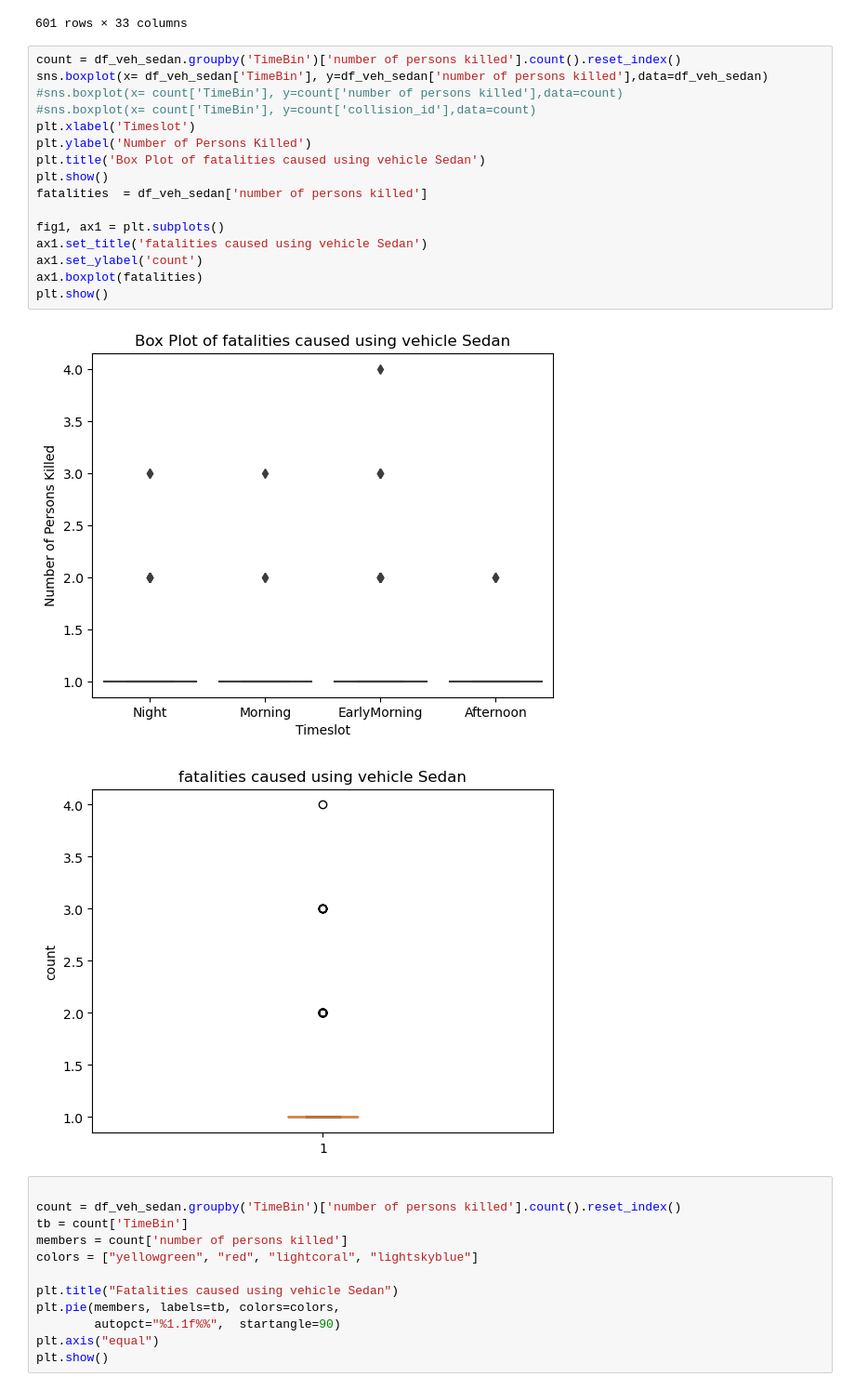
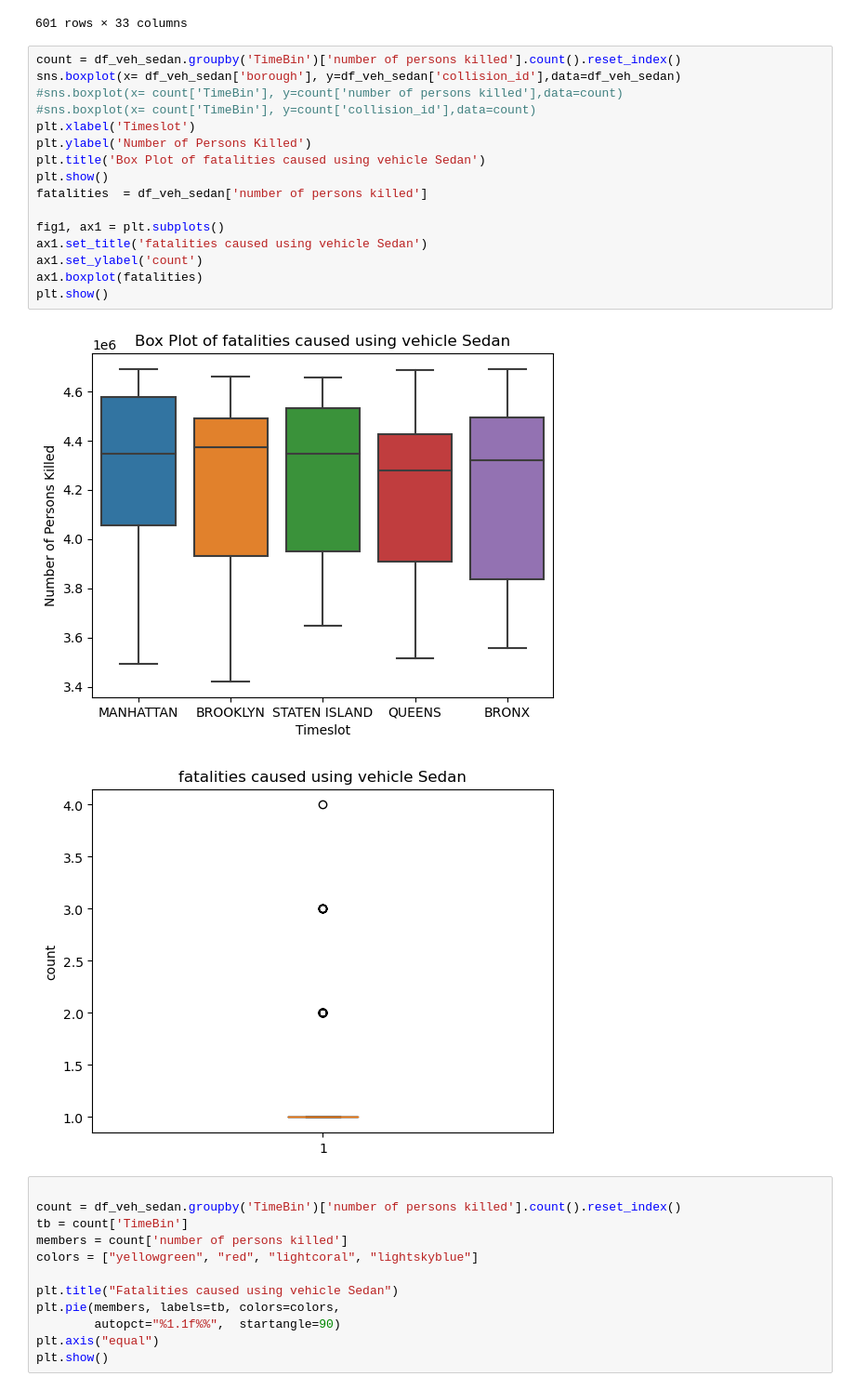
Before and after one commit to Pythorium-Quartet/Motor-Vehicle-Collison-Analysis, a Jupyter notebook: MotorVechicleCollisions_NYC.ipynb, the cells around one changed output. Shown at 93% size. Saved outputs shown, nothing was run; the diff lists cells and outputs as text.

```diff
--- a/MotorVechicleCollisions_NYC.ipynb
+++ b/MotorVechicleCollisions_NYC.ipynb
@@ -589,22 +589,22 @@ df_veh_sedan
 601 rows × 33 columns
 # %%
 count = df_veh_sedan.groupby('TimeBin')['number of persons killed'].count().reset_index()
-sns.boxplot(x= df_veh_sedan['TimeBin'], y=df_veh_sedan['number of persons killed'],data=df_veh_sedan)
+sns.boxplot(x= df_veh_sedan['borough'], y=df_veh_sedan['collision_id'],data=df_veh_sedan)
 #sns.boxplot(x= count['TimeBin'], y=count['number of persons killed'],data=count)
 #sns.boxplot(x= count['TimeBin'], y=count['collision_id'],data=count)
 plt.xlabel('Timeslot')
 plt.ylabel('Number of Persons Killed')
 plt.title('Box Plot of fatalities caused using vehicle Sedan')
 plt.show()
 fatalities  = df_veh_sedan['number of persons killed']
 
 fig1, ax1 = plt.subplots()
 ax1.set_title('fatalities caused using vehicle Sedan')
 ax1.set_ylabel('count')
 ax1.boxplot(fatalities)
 plt.show()
 # %% [output]
-[figure, old version]
+[figure, new version]
 [figure]
 # %%
 
```
Also changed, not shown: parts of 1 cell of this notebook.
